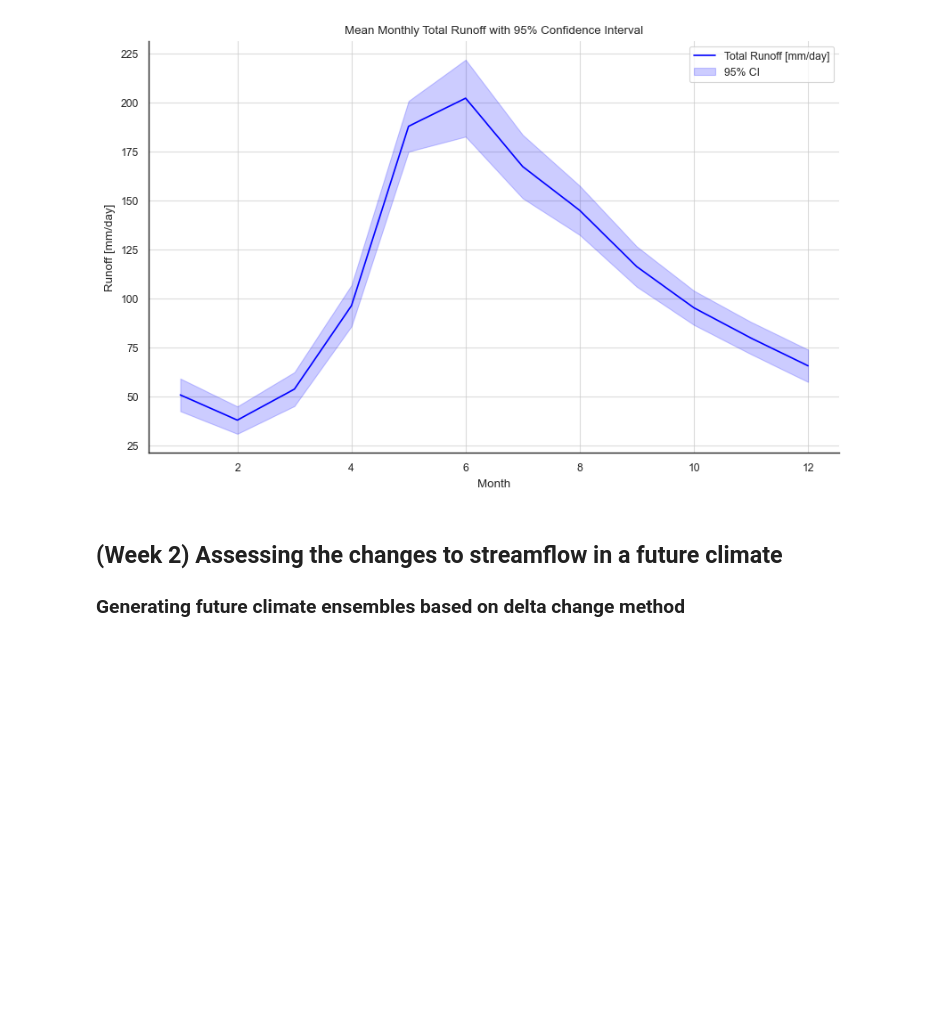
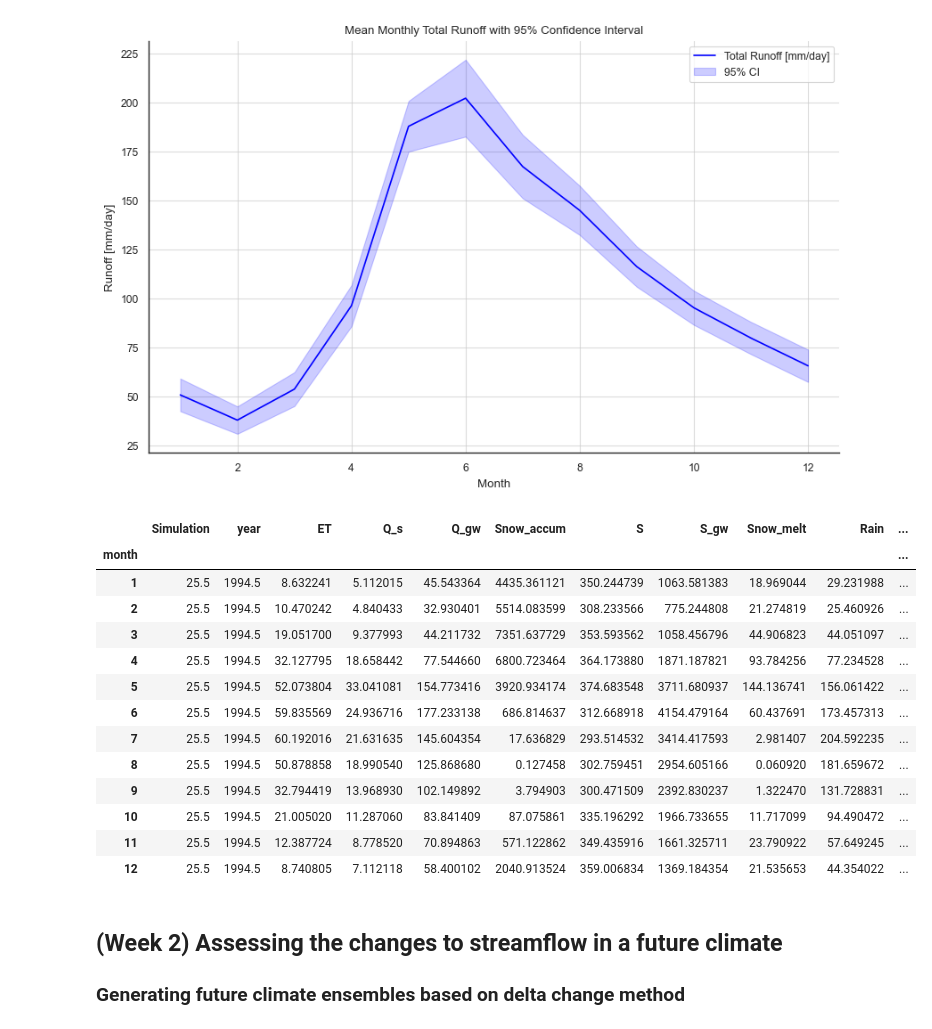
Before and after one commit to CooperBigFoot/climate-impacts, a Jupyter notebook: code/eda.ipynb, the cells around one changed output. Cells and saved outputs as stored; diff of their text form; code cells hidden in the pictures; blank space fills up the shorter version.

Commit message:
implement comparison of future BucketModel runs

```diff
--- a/code/eda.ipynb
+++ b/code/eda.ipynb
@@ -177,8 +182,8 @@ KS statistic: 0.2753, p-value: 0.0000
 ### Running the Bucket Model
 #### Preprocessing the data to match the format required by the Bucket Model
 # %%
-processed_present_data = preprocess_data(present_data)
-processed_exp_first_data = preprocess_data(exp_first_data)
+processed_present_data = preprocess_for_bucket_model(present_data)
+processed_exp_first_data = preprocess_for_bucket_model(exp_first_data)
 # %%
 processed_present_data
 # %% [output]
@@ -273,9 +296,32 @@ results
+# %%
+multiple_results = run_multiple_simulations(
+    preprocessed_simulated_data=processed_exp_first_data,
+    bucket_model=bucket_model,
+    n_simulations=50,
+)
 # %%
-monthly_mean, ci = group_by_month_with_ci(results)
+monthly_mean, ci = group_by_month_with_ci(multiple_results)
 
 plot_monthly_runoff_with_ci(monthly_mean, ci)
 # %% [output]
 [figure]
+# %%
+monthly_mean
+# %% [output]
+|  | Simulation | year | ET | Q_s | Q_gw | Snow_accum | S | S_gw | Snow_melt | Rain | ... |
+| month |  |  |  |  |  |  |  |  |  |  | ... |
+| 1 | 25.5 | 1994.5 | 8.632241 | 5.112015 | 45.543364 | 4435.361121 | 350.244739 | 1063.581383 | 18.969044 | 29.231988 | ... |
+| 2 | 25.5 | 1994.5 | 10.470242 | 4.840433 | 32.930401 | 5514.083599 | 308.233566 | 775.244808 | 21.274819 | 25.460926 | ... |
+| 3 | 25.5 | 1994.5 | 19.051700 | 9.377993 | 44.211732 | 7351.637729 | 353.593562 | 1058.456796 | 44.906823 | 44.051097 | ... |
+| 4 | 25.5 | 1994.5 | 32.127795 | 18.658442 | 77.544660 | 6800.723464 | 364.173880 | 1871.187821 | 93.784256 | 77.234528 | ... |
+| 5 | 25.5 | 1994.5 | 52.073804 | 33.041081 | 154.773416 | 3920.934174 | 374.683548 | 3711.680937 | 144.136741 | 156.061422 | ... |
+| 6 | 25.5 | 1994.5 | 59.835569 | 24.936716 | 177.233138 | 686.814637 | 312.668918 | 4154.479164 | 60.437691 | 173.457313 | ... |
+| 7 | 25.5 | 1994.5 | 60.192016 | 21.631635 | 145.604354 | 17.636829 | 293.514532 | 3414.417593 | 2.981407 | 204.592235 | ... |
+| 8 | 25.5 | 1994.5 | 50.878858 | 18.990540 | 125.868680 | 0.127458 | 302.759451 | 2954.605166 | 0.060920 | 181.659672 | ... |
+| 9 | 25.5 | 1994.5 | 32.794419 | 13.968930 | 102.149892 | 3.794903 | 300.471509 | 2392.830237 | 1.322470 | 131.728831 | ... |
+| 10 | 25.5 | 1994.5 | 21.005020 | 11.287060 | 83.841409 | 87.075861 | 335.196292 | 1966.733655 | 11.717099 | 94.490472 | ... |
+| 11 | 25.5 | 1994.5 | 12.387724 | 8.778520 | 70.894863 | 571.122862 | 349.435916 | 1661.325711 | 23.790922 | 57.649245 | ... |
+| 12 | 25.5 | 1994.5 | 8.740805 | 7.112118 | 58.400102 | 2040.913524 | 359.006834 | 1369.184354 | 21.535653 | 44.354022 | ... |
 # %% [markdown]
 ## (Week 2) Assessing the changes to streamflow in a future climate
 ### Generating future climate ensembles based on delta change method
```
Also changed, not shown: parts of 21 cells of this notebook.
